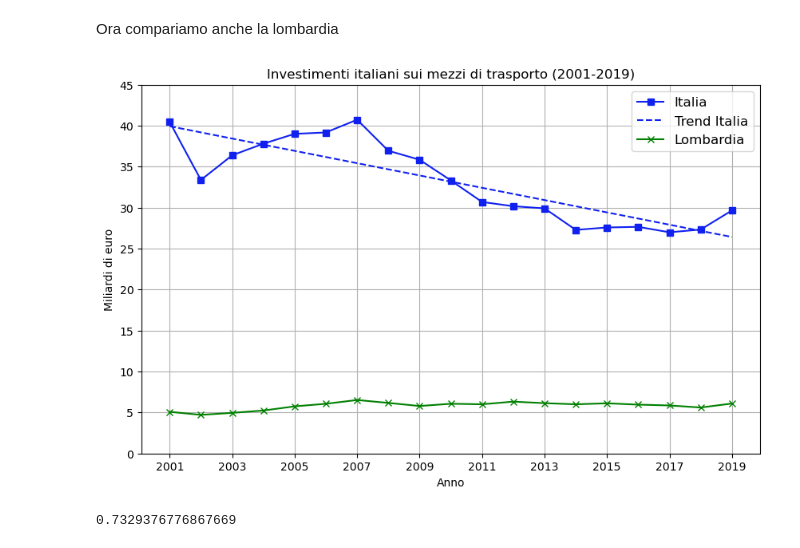
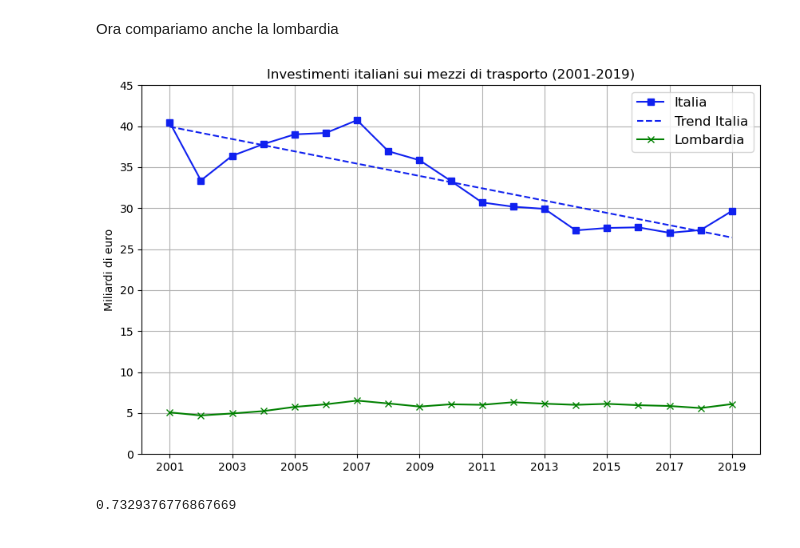
Before and after one commit to alemele01/vs24, a Jupyter notebook: investimentiSvizzeri.ipynb, the cells around one changed output. Cells and saved outputs as stored; diff of their text form; code cells hidden in the pictures.

```diff
--- a/investimentiSvizzeri.ipynb
+++ b/investimentiSvizzeri.ipynb
@@ -357,26 +358,25 @@ y_lombardia_inflazione = invLombardia.iloc[0, 2:].astype(float)/1000000
 # %%
 plt.figure(figsize=(10,6))
 x = investimentiItalia.columns[2:].astype(int)
 y = investimentiItalia.iloc[0, 2:].astype(float)/1000000
 
 coefficients = np.polyfit(x, y, deg=1)
 linear_fit = np.poly1d(coefficients)
 x_fit_ita = np.linspace(x.min(), x.max(), 100)
 y_fit_ita = linear_fit(x_fit_ita)
 
 plt.plot(x, y,color='#1021EF',label='Italia',marker='s')
 plt.plot(x_fit_ita, y_fit_ita, '--', label='Trend Italia' ,color='#1021EF')
 plt.xticks(np.arange(x.min(), x.max()+1, step=2))
 plt.grid(True)
 plt.plot(x_lombardia, y_lombardia_inflazione, label='Lombardia', color='green',marker='x')
-plt.xlabel('Anno')
 plt.ylabel('Miliardi di euro')
 plt.title('Investimenti italiani sui mezzi di trasporto (2001-2019)')
 plt.legend(prop={'size': 12})
 plt.ylim(0,45)
 plt.show()
 # %% [output]
-[figure, old version]
+[figure, new version]
 # %%
 29.658189/40.464817
 # %% [output]
```
Also changed, not shown: parts of 5 cells of this notebook.
